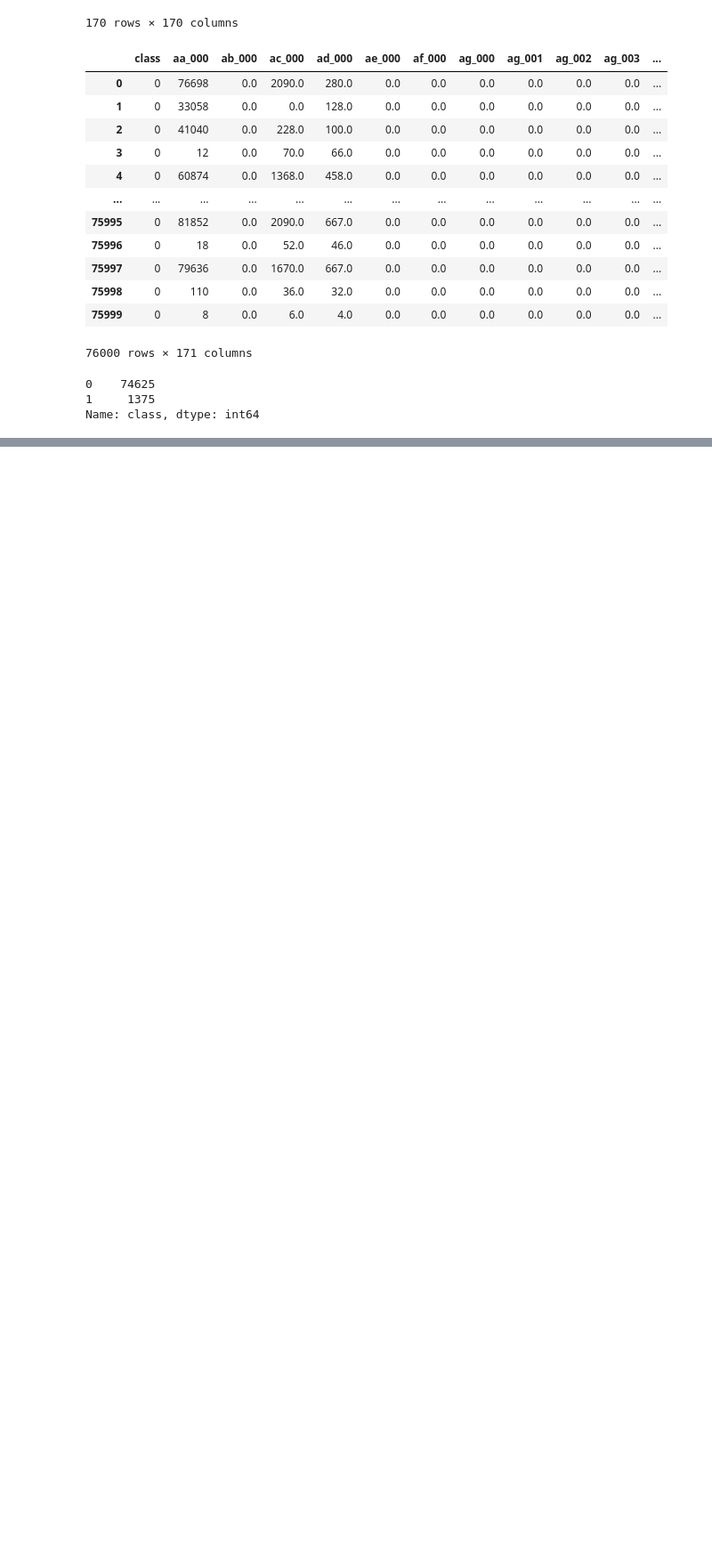
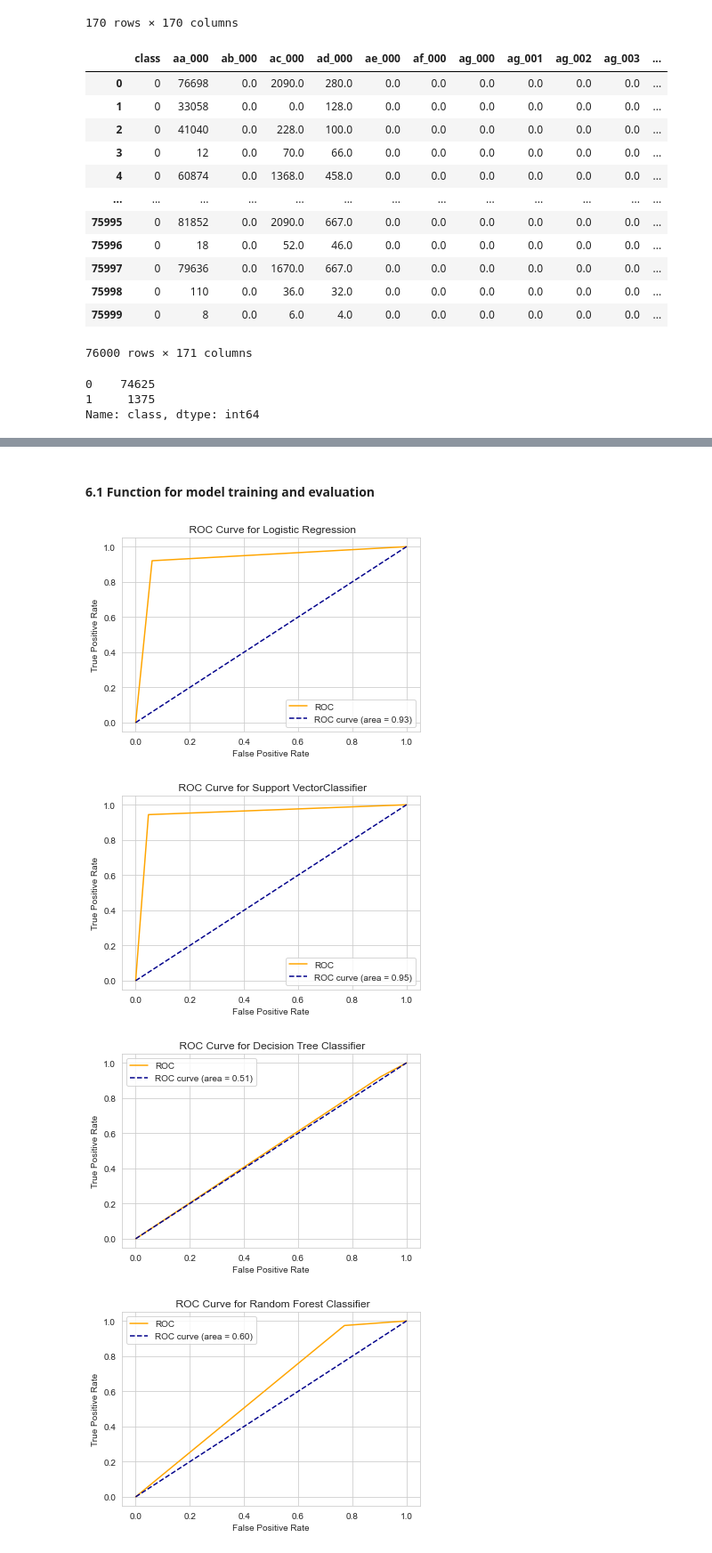
Before and after one commit to Preranapagar/ML_Projects, a Jupyter notebook: Project/Scania Truck Failure/scania_failure.ipynb, the cells around one changed output, grey strips where cells are left out. Shown at 89% size. Cells and saved outputs as stored; diff of their text form; code cells hidden in the pictures; blank space fills up the shorter version.

```diff
--- a/Project/Scania Truck Failure/scania_failure.ipynb
+++ b/Project/Scania Truck Failure/scania_failure.ipynb
@@ -379,0 +405,3 @@ Name: class, dtype: int64
+# %%
+#split dataset
+x_train, x_test, y_train, y_test = train_test_split(x_imb, y_imb, random_state=34, test_size=0.33)
@@ -379,0 +426,4 @@ Name: class, dtype: int64
+# %%
+scaler = StandardScaler()
+x_train = scaler.fit_transform(x_train)
+x_test = scaler.fit_transform(x_test)
@@ -379,0 +448,2 @@ Name: class, dtype: int64
+# %% [markdown]
+#### 6.1 Function for model training and evaluation
@@ -379,0 +478,56 @@ Name: class, dtype: int64
+# %%
+model_list = []
+#accuracy score
+train_acc_score_list = []
+test_acc_score_list = []
+
+#precision score
+train_prec_score_list = []
+test_prec_score_list = []
+
+#recall score
+train_recall_score_list = []
+test_recall_score_list = []
+
+#roc_auc score list
+train_rocauc_score_list = []
+test_rocauc_score_list = []
+
+for i in range(len(models.keys())):
+    model = list(models.values())[i]
+    model_name = list(models.keys())[i]
+
+    y_train_pred , pred_val = model_trainer(model, x_train, y_train, x_test)
+
+    #model performance on training data
+    acc1, prec1, rec1, roc_auc1 = model_evaluator(y_train, y_train_pred)
+
+    #model performance on testing data
+    acc, prec, rec, roc_auc = model_evaluator(y_test, pred_val)
+
+    #append values to list
+    model_list.append(model_name)
+    train_acc_score_list.append(acc1)
+    test_acc_score_list.append(acc)
+    train_prec_score_list.append(prec1)
+    test_prec_score_list.append(prec)
+    train_recall_score_list.append(rec1)
+    test_recall_score_list.append(rec)
+    train_rocauc_score_list.append(roc_auc1)
+    train_rocauc_score_list.append(roc_auc)
+
+    #plot roc_curve
+
+    fpr, tpr, thresholds = roc_curve(y_test, pred_val)
+    plt.plot(fpr, tpr, color='orange', label='ROC')
+    plt.plot([0,1],[0,1], color='darkblue', linestyle='--', label = 'ROC curve (area = %0.2f)'%roc_auc)
+    plt.xlabel('False Positive Rate')
+    plt.ylabel('True Positive Rate')
+    plt.title(" ROC Curve for {}".format(model_name))
+    plt.legend()
+    plt.show()
+# %% [output]
+[figure, added]
+[figure, added]
+[figure, added]
+[figure, added]
```
Also changed, not shown: parts of 14 cells of this notebook.
